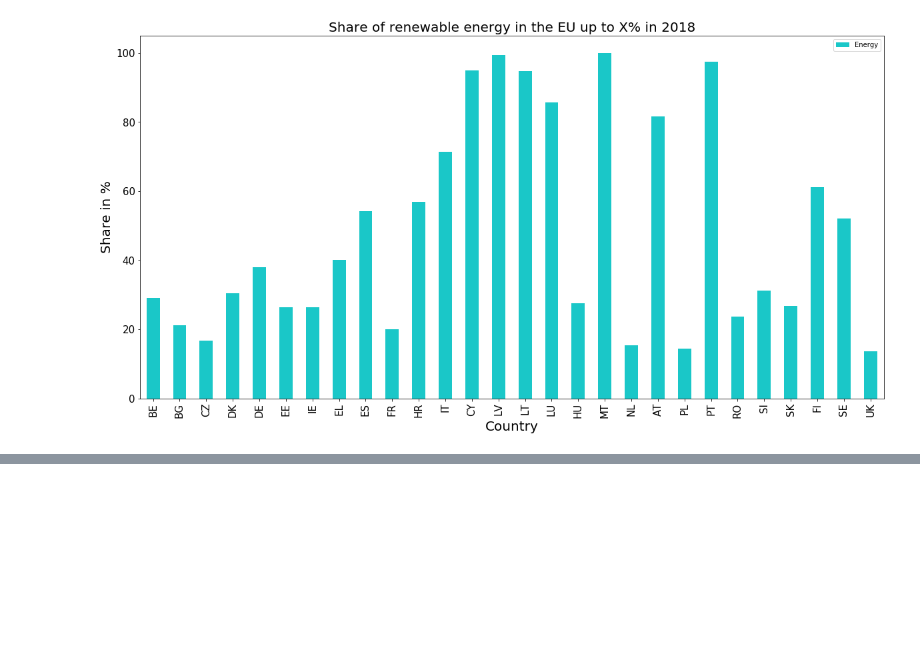
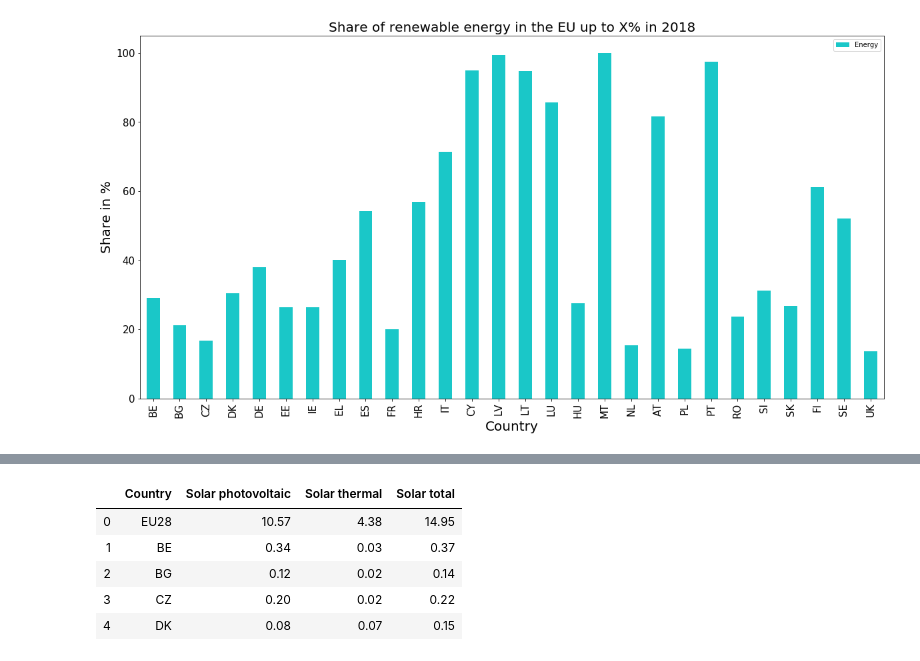
Before and after one commit to nlygar/renewable-energy-eu-statistics, a Jupyter notebook: Untitled1.ipynb, the cells around one changed output, grey strips where cells are left out. Drawn from its saved outputs; the diff is of its cells as text; code cells hidden in the pictures; blank space fills up the shorter version.

```diff
--- a/Untitled1.ipynb
+++ b/Untitled1.ipynb
@@ -444,0 +486,10 @@ Text(0, 0.5, 'Share in %')
+# %%
+solar_results['Solar total'] = solar_results['Solar photovoltaic']+ solar_results['Solar thermal']
+solar_results.head()
+# %% [output]
+|  | Country | Solar photovoltaic | Solar thermal | Solar total |
+| 0 | EU28 | 10.57 | 4.38 | 14.95 |
+| 1 | BE | 0.34 | 0.03 | 0.37 |
+| 2 | BG | 0.12 | 0.02 | 0.14 |
+| 3 | CZ | 0.20 | 0.02 | 0.22 |
+| 4 | DK | 0.08 | 0.07 | 0.15 |
```
Also changed, not shown: parts of 2 cells of this notebook, 18 other files.
